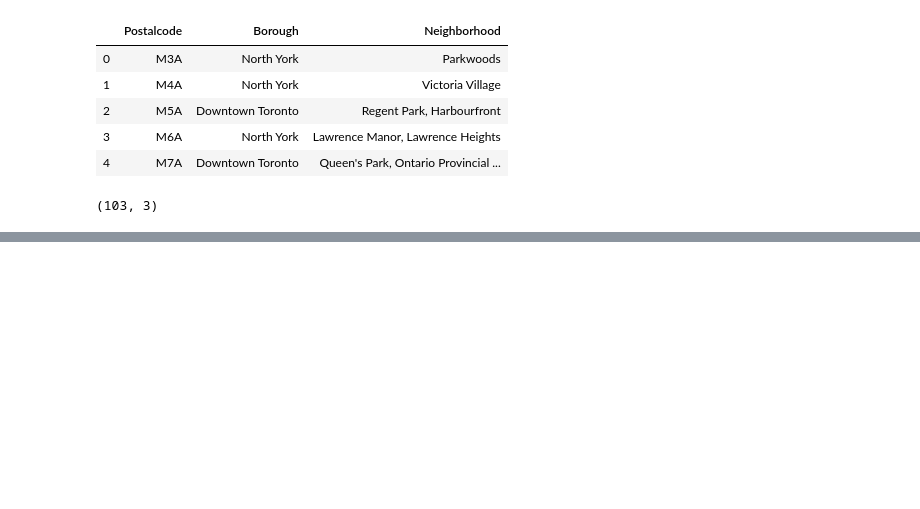
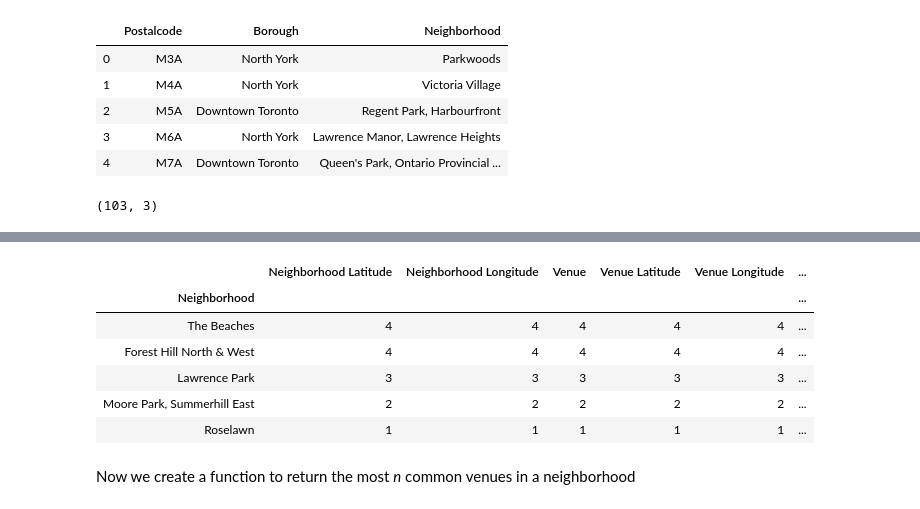
Before and after one commit to APremo/Coursera_Capstone, a Jupyter notebook: Segmenting and Clustering Neighborhoods in Toronto.ipynb, the cells around one changed output, grey strips where cells are left out. Drawn from its saved outputs; the diff is of its cells as text; code cells hidden in the pictures; blank space fills up the shorter version.

```diff
--- a/Segmenting and Clustering Neighborhoods in Toronto.ipynb
+++ b/Segmenting and Clustering Neighborhoods in Toronto.ipynb
@@ -112,0 +131,8 @@ df_merge.shape
+# %%
+geodata.rename(columns={'Postal Code':'Postalcode'}, inplace=True)
+#merge the two dataframes
+geo_merge=pd.merge(geodata, df_merge, on='Postalcode')
+
+#re-arrange columns
+geo_merge=geo_merge[['Postalcode','Borough','Neighborhood','Latitude','Longitude']]
+geo_merge.head()
@@ -112,0 +155,4 @@ df_merge.shape
+# %%
+CLIENT_ID = 'QEF4SFROUUVOQKNPAFNNRDUW4ACAWSYYG312LM3BKEDDKPIZ' # your Foursquare ID
+CLIENT_SECRET = 'CCBFW1WDVTUYDLPFX3SR0QBB5R2UKRYOZ3F1JDJ3PLQMPDRM' # your Foursquare Secret
+VERSION = '20200304'
@@ -112,0 +206,7 @@ df_merge.shape
+# %%
+toronto_venues = getNearbyVenues(names=toronto_data['Neighborhood'],
+                                   latitudes=toronto_data['Latitude'],
+                                   longitudes=toronto_data['Longitude']
+                                  );
+
+toronto_venues.head()
@@ -112,0 +237,12 @@ df_merge.shape
+# %%
+tor_group=toronto_venues.groupby('Neighborhood').count()
+tor_group.sort_values(by='Venue',inplace=True, ascending=False)
+tor_group.tail()
+# %% [output]
+|  | Neighborhood Latitude | Neighborhood Longitude | Venue | Venue Latitude | Venue Longitude | ... |
+| Neighborhood |  |  |  |  |  | ... |
+| The Beaches | 4 | 4 | 4 | 4 | 4 | ... |
+| Forest Hill North & West | 4 | 4 | 4 | 4 | 4 | ... |
+| Lawrence Park | 3 | 3 | 3 | 3 | 3 | ... |
+| Moore Park, Summerhill East | 2 | 2 | 2 | 2 | 2 | ... |
+| Roselawn | 1 | 1 | 1 | 1 | 1 | ... |
@@ -112,0 +258,2 @@ df_merge.shape
+# %% [markdown]
+Now we create a function to return the most *n* common venues in a neighborhood
```
Also changed, not shown: parts of 22 cells of this notebook.
